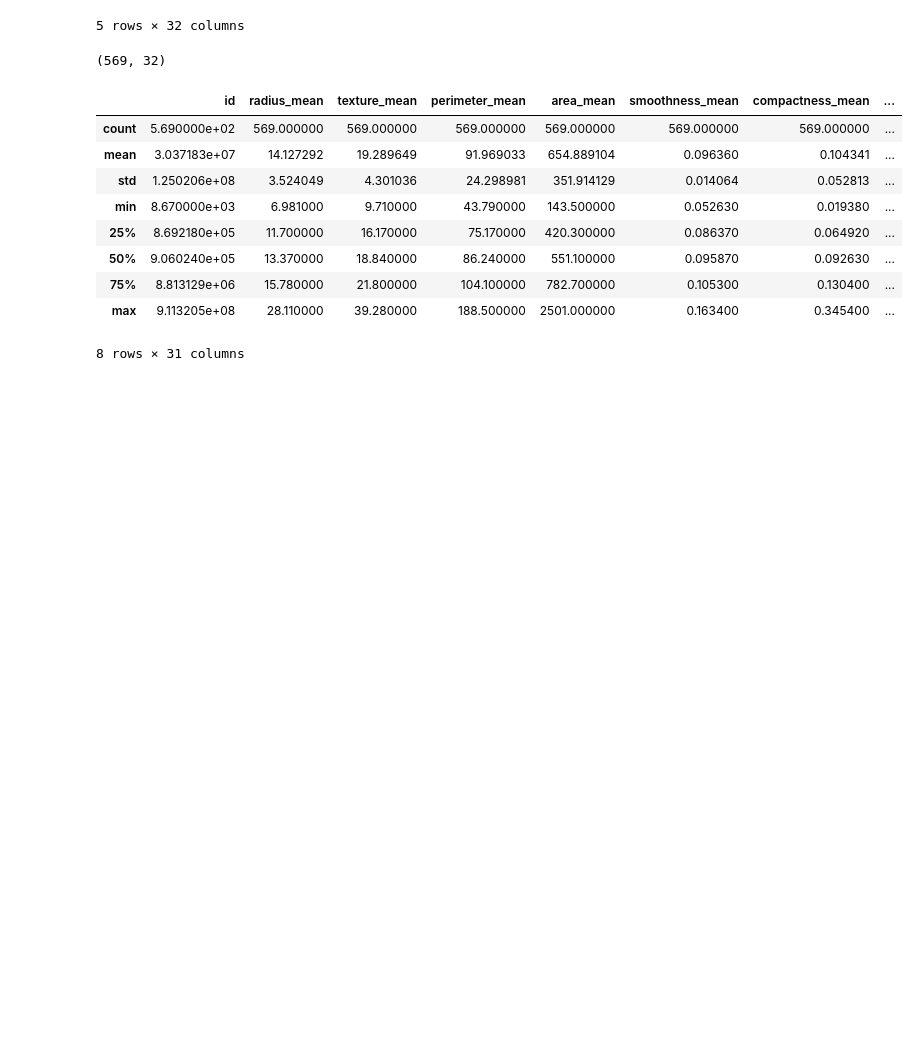
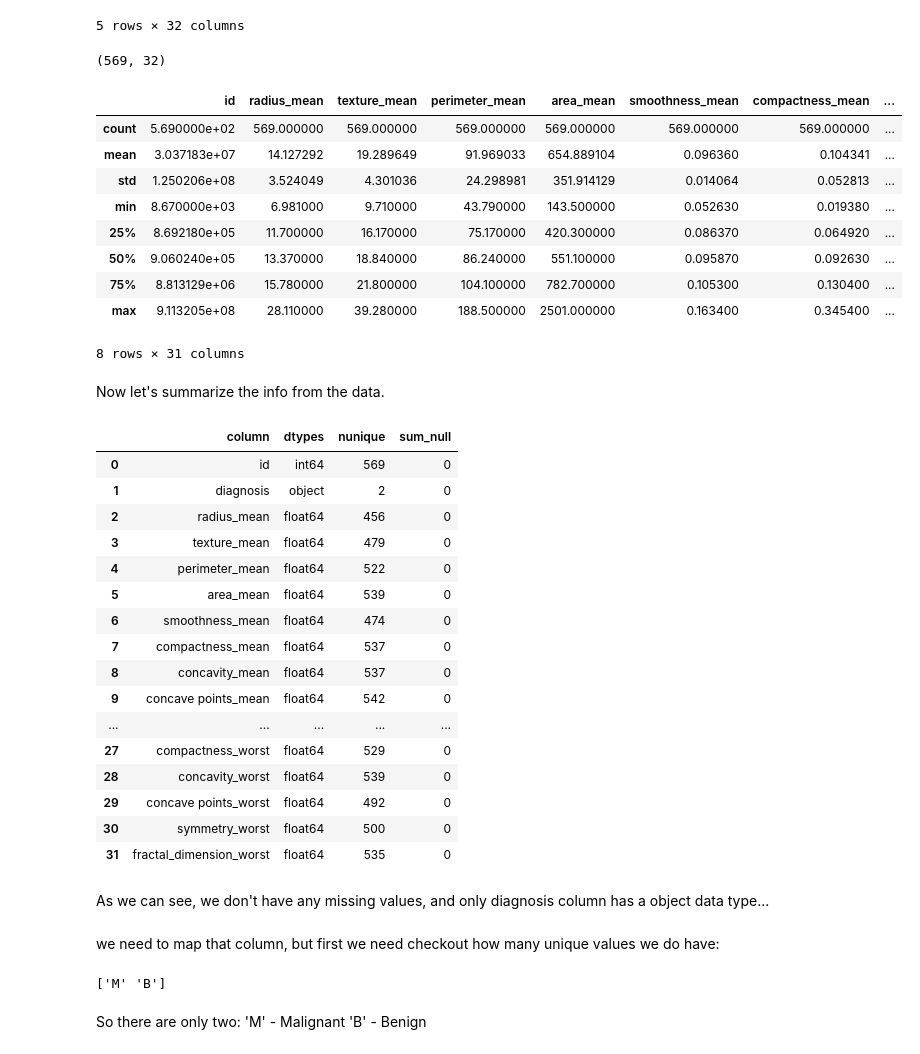
Before and after one commit to Isenmouthe/Machine-Learning-Zoomcamp---2022, a Jupyter notebook: Midterm_Project/midterm_project.ipynb, the cells around one changed output. Drawn from its saved outputs; the diff is of its cells as text; code cells hidden in the pictures; blank space fills up the shorter version.

```diff
--- a/Midterm_Project/midterm_project.ipynb
+++ b/Midterm_Project/midterm_project.ipynb
@@ -39,3 +41,49 @@ df.describe()
 | 75% | 8.813129e+06 | 15.780000 | 21.800000 | 104.100000 | 782.700000 | 0.105300 | 0.130400 | ... |
 | max | 9.113205e+08 | 28.110000 | 39.280000 | 188.500000 | 2501.000000 | 0.163400 | 0.345400 | ... |
 8 rows × 31 columns
+# %% [markdown]
+Now let's summarize the info from the data.
+# %%
+def check(df):
+    lst=[]
+    columns=df.columns
+    for col in columns:
+        dtypes=df[col].dtypes
+        nunique=df[col].nunique()
+        sum_null=df[col].isnull().sum()
+        lst.append([col,dtypes,nunique,sum_null])
+    df_check=pd.DataFrame(lst)
+    df_check.columns=['column','dtypes','nunique','sum_null']
+    return df_check
+# %%
+check(df)
+# %% [output]
+|  | column | dtypes | nunique | sum_null |
+| 0 | id | int64 | 569 | 0 |
+| 1 | diagnosis | object | 2 | 0 |
+| 2 | radius_mean | float64 | 456 | 0 |
+| 3 | texture_mean | float64 | 479 | 0 |
+| 4 | perimeter_mean | float64 | 522 | 0 |
+| 5 | area_mean | float64 | 539 | 0 |
+| 6 | smoothness_mean | float64 | 474 | 0 |
+| 7 | compactness_mean | float64 | 537 | 0 |
+| 8 | concavity_mean | float64 | 537 | 0 |
+| 9 | concave points_mean | float64 | 542 | 0 |
+| ... | ... | ... | ... | ... |
+| 27 | compactness_worst | float64 | 529 | 0 |
+| 28 | concavity_worst | float64 | 539 | 0 |
+| 29 | concave points_worst | float64 | 492 | 0 |
+| 30 | symmetry_worst | float64 | 500 | 0 |
+| 31 | fractal_dimension_worst | float64 | 535 | 0 |
+# %% [markdown]
+As we can see, we don't have any missing values, and only diagnosis column has a object data type...
+# %% [markdown]
+we need to map that column, but first we need checkout how many unique values we do have:
+# %%
+print(df['diagnosis'].unique())
+# %% [output]
+['M' 'B']
+# %% [markdown]
+So there are only two:
+    'M' - Malignant
+    'B' - Benign
```
Also changed, not shown: parts of 3 cells of this notebook, 3 other files.
